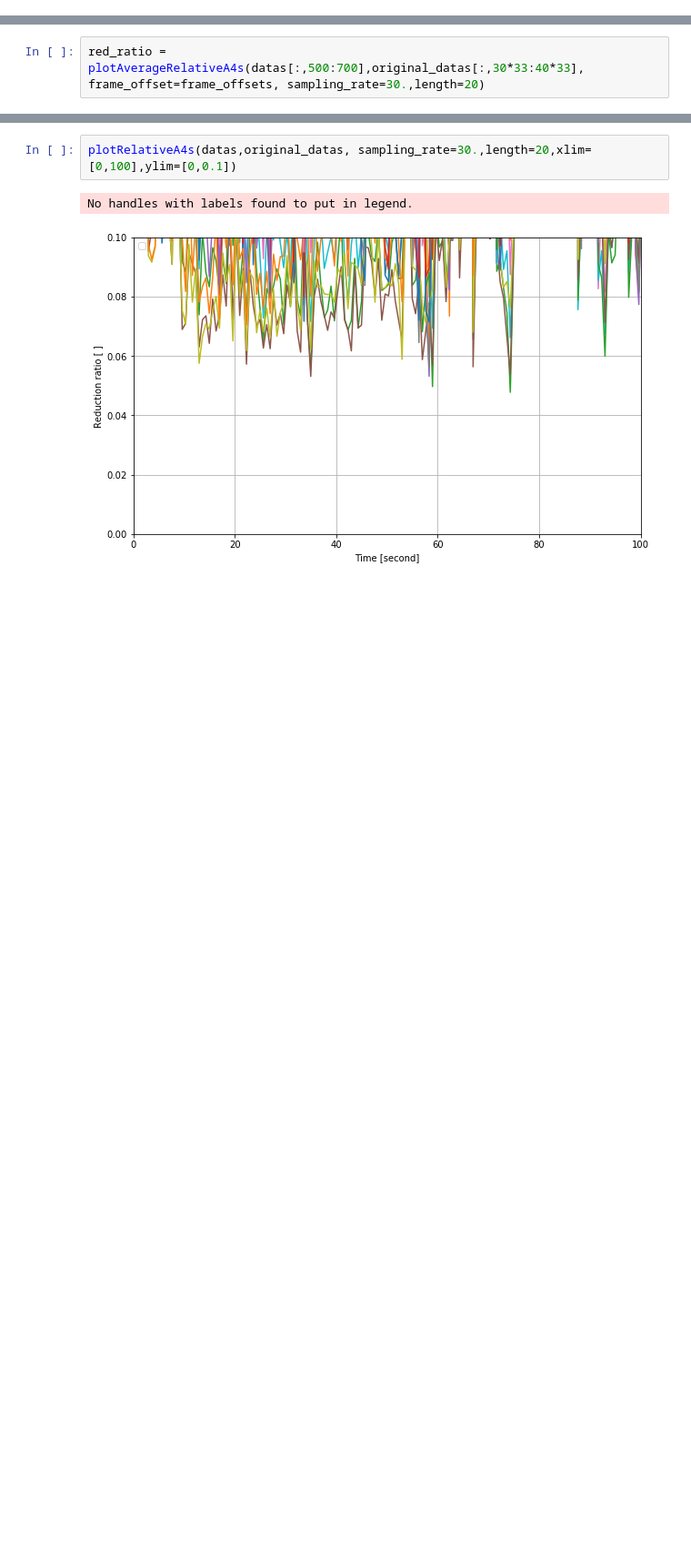
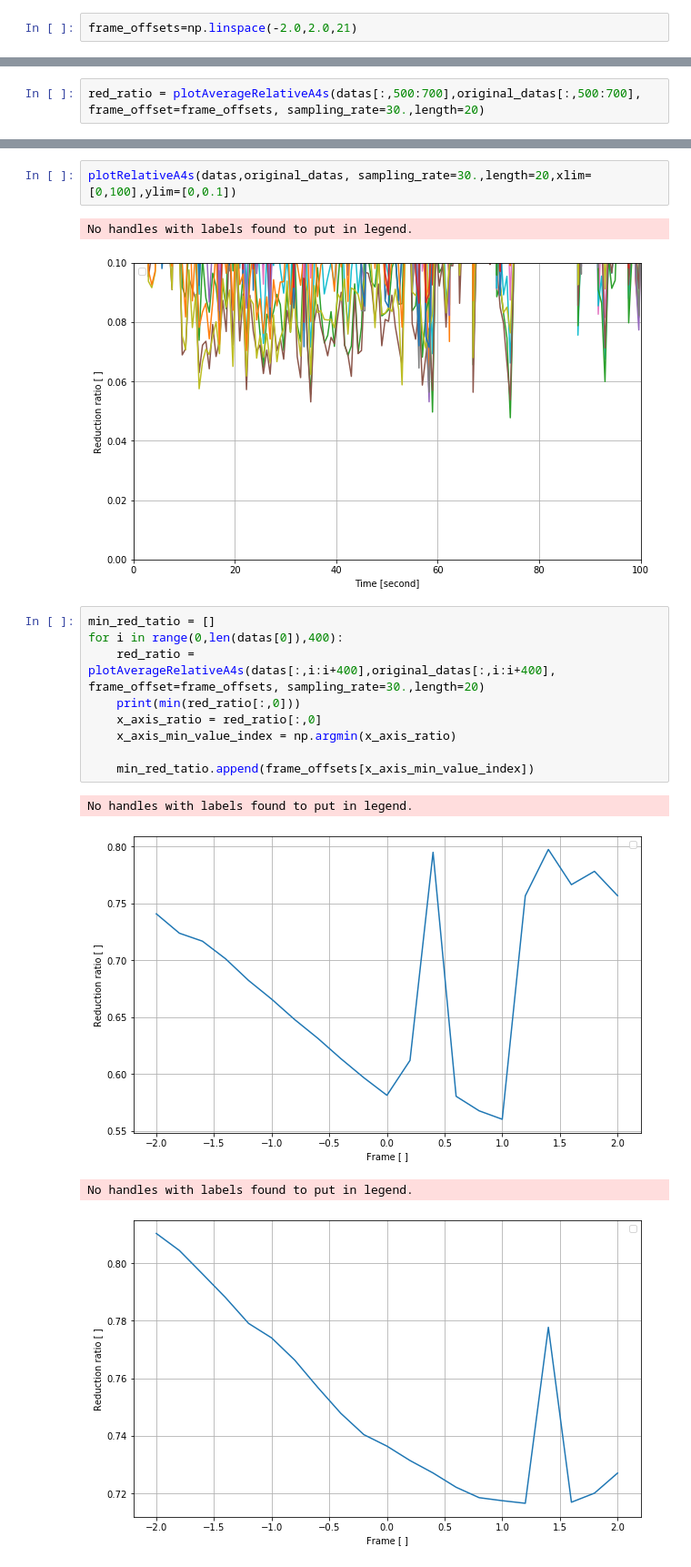
Before and after one commit to yossato/virtualGimbal, a Jupyter notebook: post_processing_software/jupyter/observe_synchronization_and_quality.ipynb, the cells around one changed output, grey strips where cells are left out. Shown at 91% size. Cells and saved outputs as stored; diff of their text form; blank space fills up the shorter version.

```diff
--- a/post_processing_software/jupyter/observe_synchronization_and_quality.ipynb
+++ b/post_processing_software/jupyter/observe_synchronization_and_quality.ipynb
@@ -239,6 +239,8 @@ for fo in frame_offsets:
 0
 0
 0
+# %%
+frame_offsets=np.linspace(-2.0,2.0,21)
 # %%
 legend = []
 datas = None
@@ -522,6 +524,6 @@ array([[0.82690828, 0.86940515, 1.48674732],
        [1.07556687, 0.82238144, 1.90657654],
        [1.02870318, 0.8277975 , 1.85794818]])
 # %%
-red_ratio = plotAverageRelativeA4s(datas[:,500:700],original_datas[:,30*33:40*33], frame_offset=frame_offsets, sampling_rate=30.,length=20)
+red_ratio = plotAverageRelativeA4s(datas[:,500:700],original_datas[:,500:700], frame_offset=frame_offsets, sampling_rate=30.,length=20)
 # %% [output]
 No handles with labels found to put in legend.
@@ -544,3 +546,17 @@ plotRelativeA4s(datas,original_datas, sampling_rate=30.,length=20,xlim=[0,100],y
 # %% [output]
 No handles with labels found to put in legend.
 [figure]
+# %%
+min_red_tatio = []
+for i in range(0,len(datas[0]),400):
+    red_ratio = plotAverageRelativeA4s(datas[:,i:i+400],original_datas[:,i:i+400], frame_offset=frame_offsets, sampling_rate=30.,length=20)
+    print(min(red_ratio[:,0]))
+    x_axis_ratio = red_ratio[:,0]
+    x_axis_min_value_index = np.argmin(x_axis_ratio)
+
+    min_red_tatio.append(frame_offsets[x_axis_min_value_index])
+# %% [output]
+No handles with labels found to put in legend.
+[figure, added]
+No handles with labels found to put in legend.
+[figure, added]
```
Also changed, not shown: parts of 5 cells of this notebook, 1 other file.
